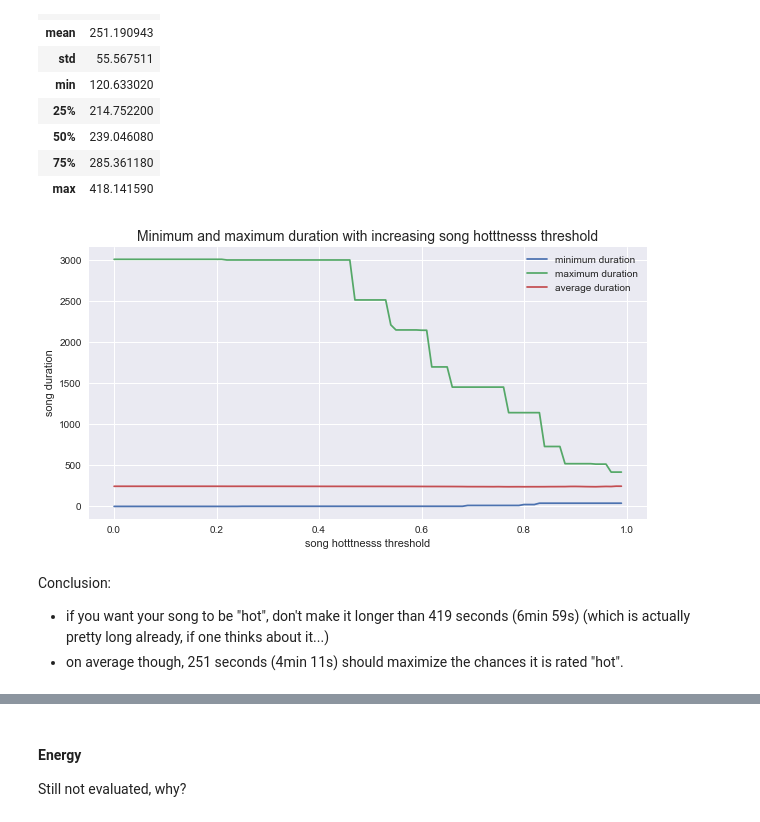
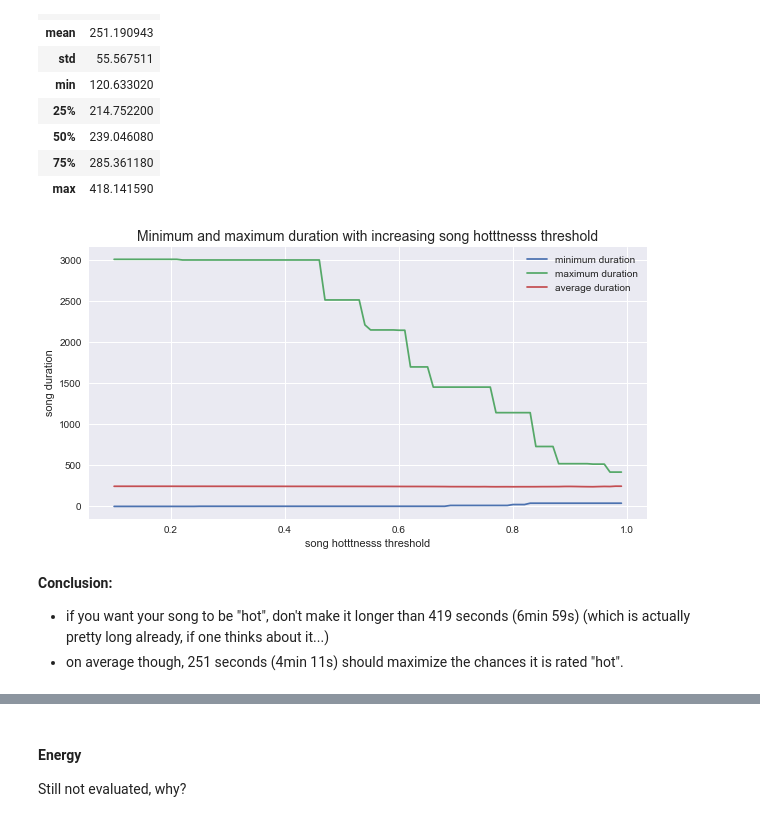
Before and after one commit to Piloumpicou/ADA-Unexpected-Match, a Jupyter notebook: project/MSD_subset.ipynb, the cells around one changed output, grey strips where cells are left out. Drawn from its saved outputs; the diff is of its cells as text; code cells hidden in the pictures.

```diff
--- a/project/MSD_subset.ipynb
+++ b/project/MSD_subset.ipynb
@@ -1913,28 +1913,28 @@ Proportion of songs with a duration between 120.63302 s and 418.14159 s: 88.2 %
 | 75% | 285.361180 |
 | max | 418.141590 |
 # %%
-thresholds = np.arange(0.0, 1.0, 0.01)
+thresholds = np.arange(0.1, 1.0, 0.01)
 min_durations = []
 max_durations = []
 avg_durations = []
 for threshold in thresholds:
     min_durations.append(min(data[data['song hotttnesss'] >= threshold]['duration']))
     max_durations.append(max(data[data['song hotttnesss'] >= threshold]['duration']))
     avg_durations.append((data[data['song hotttnesss'] >= threshold]['duration']).mean())
 
 figure()
 plt.figure(figsize=(10,5))
 
 plt.plot(thresholds, min_durations)
 plt.plot(thresholds, max_durations)
 plt.plot(thresholds, avg_durations)
 plt.title('Minimum and maximum duration with increasing song hotttnesss threshold', fontsize=14)
 plt.xlabel('song hotttnesss threshold')
 plt.ylabel('song duration')
 plt.legend(labels=['minimum duration', 'maximum duration', 'average duration']);
 # %% [output]
-[figure, old version]
+[figure, new version]
 # %% [markdown]
-Conclusion:
+**Conclusion:**
 * if you want your song to be "hot", don't make it longer than 419 seconds (6min 59s) (which is actually pretty long already, if one thinks about it...)
 * on average though, 251 seconds (4min 11s) should maximize the chances it is rated "hot".
```
Also changed, not shown: parts of 4 cells of this notebook.
